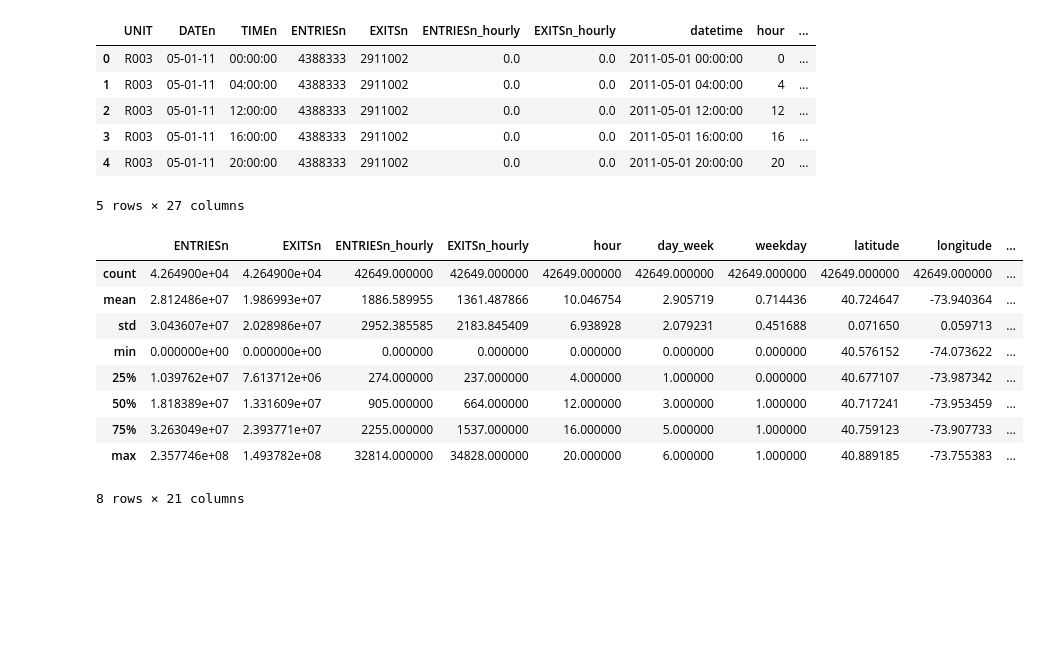
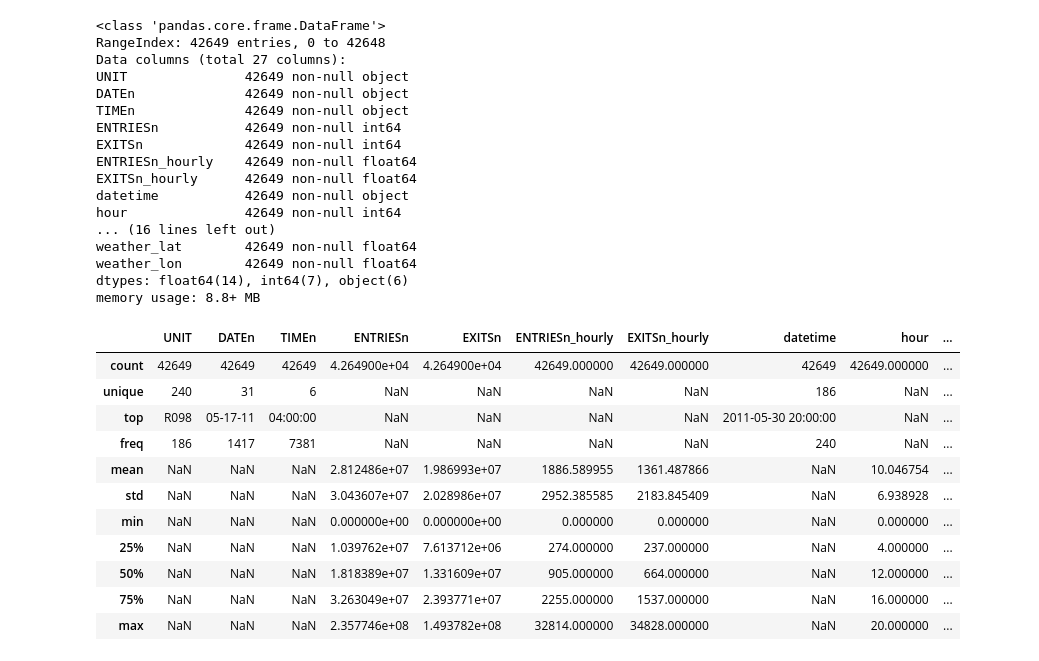
Before and after one commit to vanducng/zalora-assignment, a Jupyter notebook: NYC Subway rider analysis.ipynb, the cells around one changed output. Cells and saved outputs as stored; diff of their text form; code cells hidden in the pictures; blank space fills up the shorter version.

```diff
--- a/NYC Subway rider analysis.ipynb
+++ b/NYC Subway rider analysis.ipynb
@@ -2,0 +1,12 @@ import pandas as pd
+# %%
+import datetime
+import numpy as np
+import pandas as pd
+
+import matplotlib.pyplot as plt
+%matplotlib inline
+plt.rcParams.update({'figure.figsize':(7,5), 'figure.dpi':100})
+
+pd.set_option('display.max_rows', 500)
+pd.set_option('display.max_columns', 500)
+pd.set_option('display.width', 1000)
@@ -3,24 +29,36 @@ import pandas as pd
 # %%
 df = pd.read_csv("nyc_subway.csv")
-df.head()
+df.info()
 # %% [output]
-|  | UNIT | DATEn | TIMEn | ENTRIESn | EXITSn | ENTRIESn_hourly | EXITSn_hourly | datetime | hour | ... |
-| 0 | R003 | 05-01-11 | 00:00:00 | 4388333 | 2911002 | 0.0 | 0.0 | 2011-05-01 00:00:00 | 0 | ... |
-| 1 | R003 | 05-01-11 | 04:00:00 | 4388333 | 2911002 | 0.0 | 0.0 | 2011-05-01 04:00:00 | 4 | ... |
-| 2 | R003 | 05-01-11 | 12:00:00 | 4388333 | 2911002 | 0.0 | 0.0 | 2011-05-01 12:00:00 | 12 | ... |
-| 3 | R003 | 05-01-11 | 16:00:00 | 4388333 | 2911002 | 0.0 | 0.0 | 2011-05-01 16:00:00 | 16 | ... |
-| 4 | R003 | 05-01-11 | 20:00:00 | 4388333 | 2911002 | 0.0 | 0.0 | 2011-05-01 20:00:00 | 20 | ... |
-5 rows × 27 columns
+<class 'pandas.core.frame.DataFrame'>
+RangeIndex: 42649 entries, 0 to 42648
+Data columns (total 27 columns):
+UNIT               42649 non-null object
+DATEn              42649 non-null object
+TIMEn              42649 non-null object
+ENTRIESn           42649 non-null int64
+EXITSn             42649 non-null int64
+ENTRIESn_hourly    42649 non-null float64
+EXITSn_hourly      42649 non-null float64
+datetime           42649 non-null object
+hour               42649 non-null int64
+... (16 lines left out)
+weather_lat        42649 non-null float64
+weather_lon        42649 non-null float64
+dtypes: float64(14), int64(7), object(6)
+memory usage: 8.8+ MB
 # %%
-df.describe()
+df.describe(include='all')
 # %% [output]
-|  | ENTRIESn | EXITSn | ENTRIESn_hourly | EXITSn_hourly | hour | day_week | weekday | latitude | longitude | ... |
-| count | 4.264900e+04 | 4.264900e+04 | 42649.000000 | 42649.000000 | 42649.000000 | 42649.000000 | 42649.000000 | 42649.000000 | 42649.000000 | ... |
-| mean | 2.812486e+07 | 1.986993e+07 | 1886.589955 | 1361.487866 | 10.046754 | 2.905719 | 0.714436 | 40.724647 | -73.940364 | ... |
-| std | 3.043607e+07 | 2.028986e+07 | 2952.385585 | 2183.845409 | 6.938928 | 2.079231 | 0.451688 | 0.071650 | 0.059713 | ... |
-| min | 0.000000e+00 | 0.000000e+00 | 0.000000 | 0.000000 | 0.000000 | 0.000000 | 0.000000 | 40.576152 | -74.073622 | ... |
-| 25% | 1.039762e+07 | 7.613712e+06 | 274.000000 | 237.000000 | 4.000000 | 1.000000 | 0.000000 | 40.677107 | -73.987342 | ... |
-| 50% | 1.818389e+07 | 1.331609e+07 | 905.000000 | 664.000000 | 12.000000 | 3.000000 | 1.000000 | 40.717241 | -73.953459 | ... |
-| 75% | 3.263049e+07 | 2.393771e+07 | 2255.000000 | 1537.000000 | 16.000000 | 5.000000 | 1.000000 | 40.759123 | -73.907733 | ... |
-| max | 2.357746e+08 | 1.493782e+08 | 32814.000000 | 34828.000000 | 20.000000 | 6.000000 | 1.000000 | 40.889185 | -73.755383 | ... |
+|  | UNIT | DATEn | TIMEn | ENTRIESn | EXITSn | ENTRIESn_hourly | EXITSn_hourly | datetime | hour | ... |
+| count | 42649 | 42649 | 42649 | 4.264900e+04 | 4.264900e+04 | 42649.000000 | 42649.000000 | 42649 | 42649.000000 | ... |
+| unique | 240 | 31 | 6 | NaN | NaN | NaN | NaN | 186 | NaN | ... |
+| top | R098 | 05-17-11 | 04:00:00 | NaN | NaN | NaN | NaN | 2011-05-30 20:00:00 | NaN | ... |
+| freq | 186 | 1417 | 7381 | NaN | NaN | NaN | NaN | 240 | NaN | ... |
+| mean | NaN | NaN | NaN | 2.812486e+07 | 1.986993e+07 | 1886.589955 | 1361.487866 | NaN | 10.046754 | ... |
+| std | NaN | NaN | NaN | 3.043607e+07 | 2.028986e+07 | 2952.385585 | 2183.845409 | NaN | 6.938928 | ... |
+| min | NaN | NaN | NaN | 0.000000e+00 | 0.000000e+00 | 0.000000 | 0.000000 | NaN | 0.000000 | ... |
+| 25% | NaN | NaN | NaN | 1.039762e+07 | 7.613712e+06 | 274.000000 | 237.000000 | NaN | 4.000000 | ... |
+| 50% | NaN | NaN | NaN | 1.818389e+07 | 1.331609e+07 | 905.000000 | 664.000000 | NaN | 12.000000 | ... |
+| 75% | NaN | NaN | NaN | 3.263049e+07 | 2.393771e+07 | 2255.000000 | 1537.000000 | NaN | 16.000000 | ... |
+| max | NaN | NaN | NaN | 2.357746e+08 | 1.493782e+08 | 32814.000000 | 34828.000000 | NaN | 20.000000 | ... |
-8 rows × 21 columns
```
Also changed, not shown: parts of 20 cells of this notebook, 4 other files.
